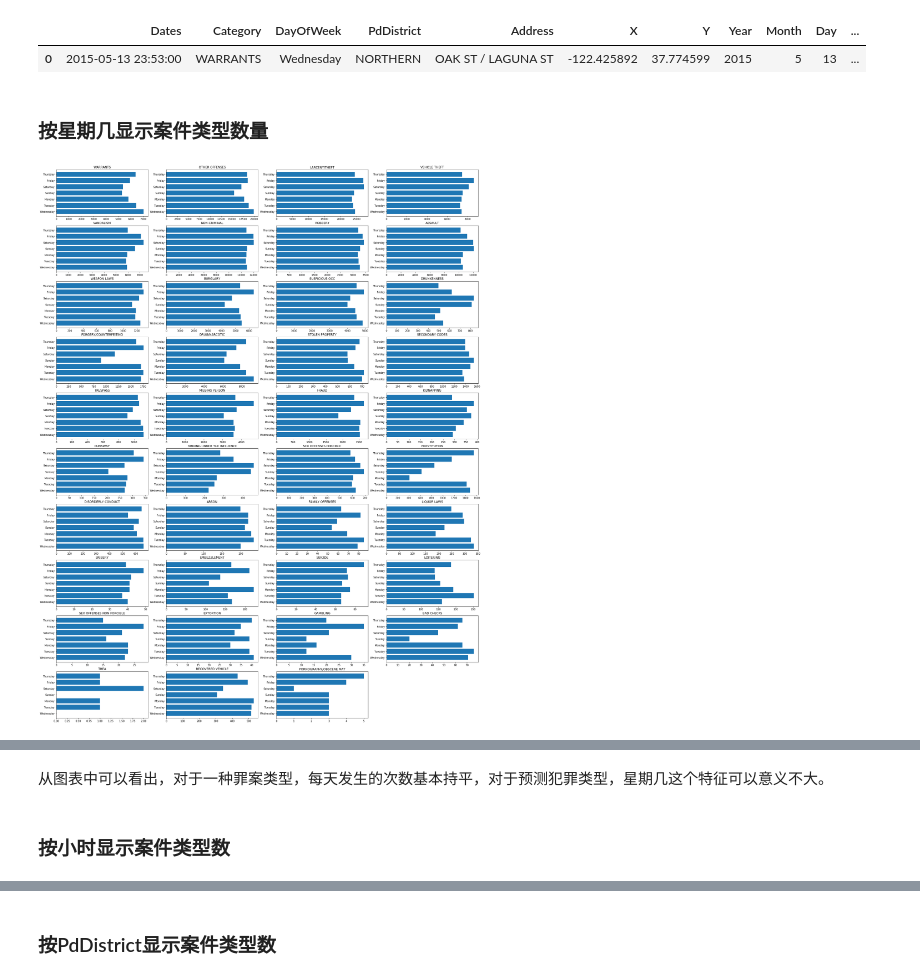
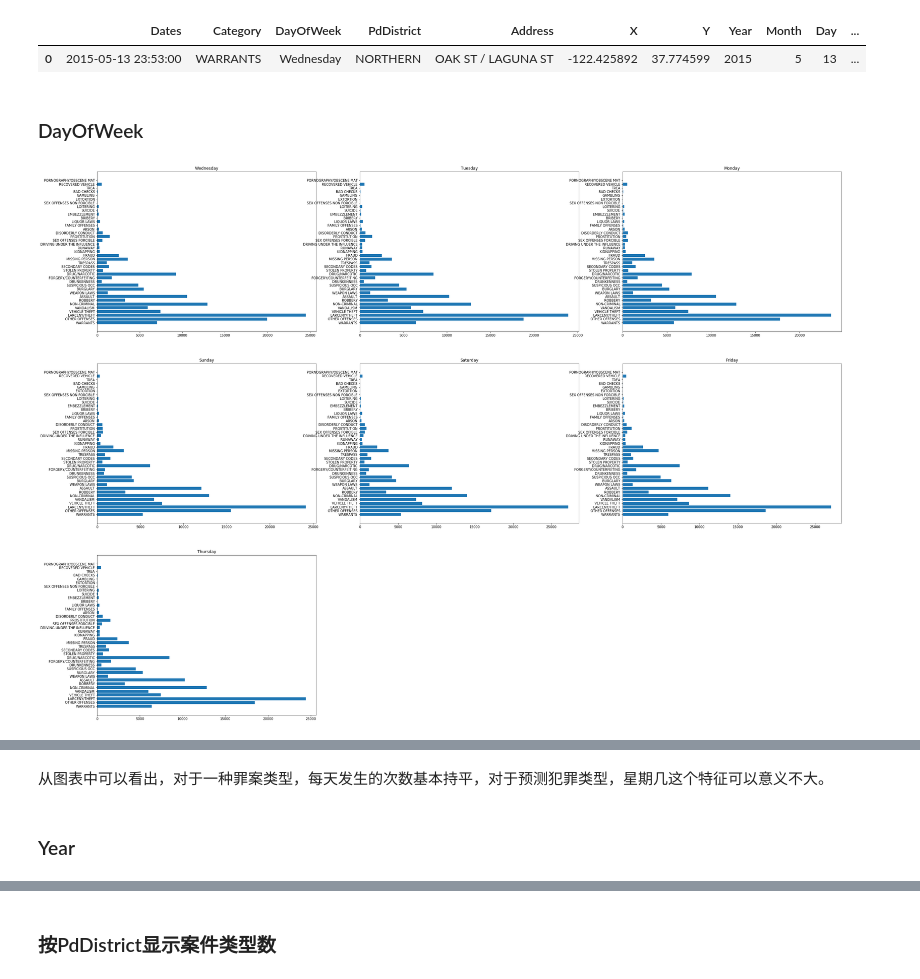
Before and after one commit to SongShawn/MachineLearning, a Jupyter notebook: capstone/solutions/data_visualization.ipynb, the cells around one changed output, grey strips where cells are left out. Saved outputs shown, nothing was run; the diff lists cells and outputs as text; code cells hidden in the pictures.

```diff
--- a/capstone/solutions/data_visualization.ipynb
+++ b/capstone/solutions/data_visualization.ipynb
@@ -17,31 +43,9 @@ categories.sort()
 # %% [markdown]
-### 按星期几显示案件类型数量
+### DayOfWeek
-# %%
-def show_bar_by_column(data, base_feature,
-                       counter_feature="Category", name=None, cols=4,  barh=False, figsize=(10,10)):
-    categories = data[counter_feature].unique()
-    nums = len(categories)
-    rows = nums//cols+1
-    lables = data[base_feature].unique()
-
-    plt.figure(num=name, figsize=figsize)
-    for i, cate in enumerate(categories):
-        plt.subplot(rows,cols, i+1)
-        temp = data.loc[:, [base_feature, counter_feature]]
-        cnts = temp.loc[temp[counter_feature]==cate, base_feature].value_counts()
-        show_data = [cnts[lable] if lable in cnts else 0 for lable in lables]
-        if barh:
-            plt.barh(y=lables, width=show_data)
-        else:
-            plt.bar(x=lables, height=show_data)
-        plt.title(cate)
-
-    plt.show()
 # %%
 show_bar_by_column(data=features_data,
-                   base_feature="DayOfWeek",
+                   split_feature="DayOfWeek",
                    name='weekday_and_categories',
-                   barh=True,
-                   figsize=(30,40))
+                   figsize=(40,30))
 # %% [output]
-[figure, old version]
+[figure, new version]
@@ -48,4 +53,4 @@ show_bar_by_column(data=features_data,
 # %% [markdown]
 从图表中可以看出，对于一种罪案类型，每天发生的次数基本持平，对于预测犯罪类型，星期几这个特征可以意义不大。
 # %% [markdown]
-### 按小时显示案件类型数
+### Year
```
Also changed, not shown: parts of 15 cells of this notebook, 14 other files.
